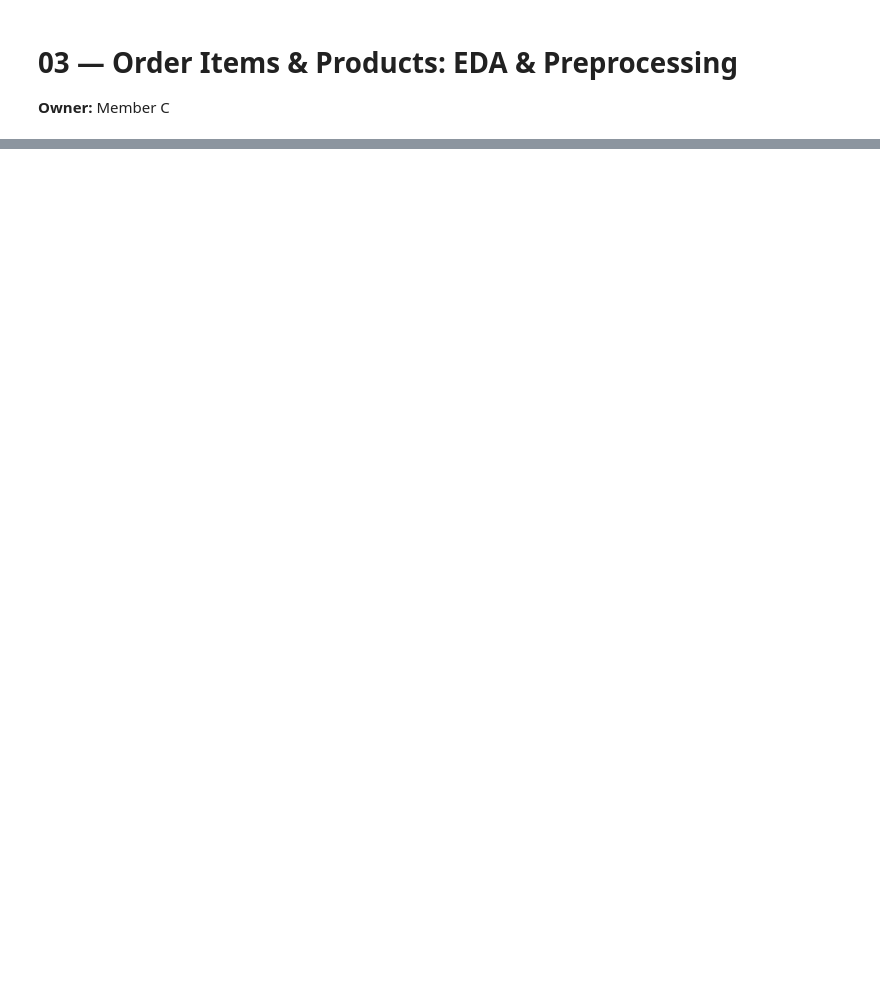
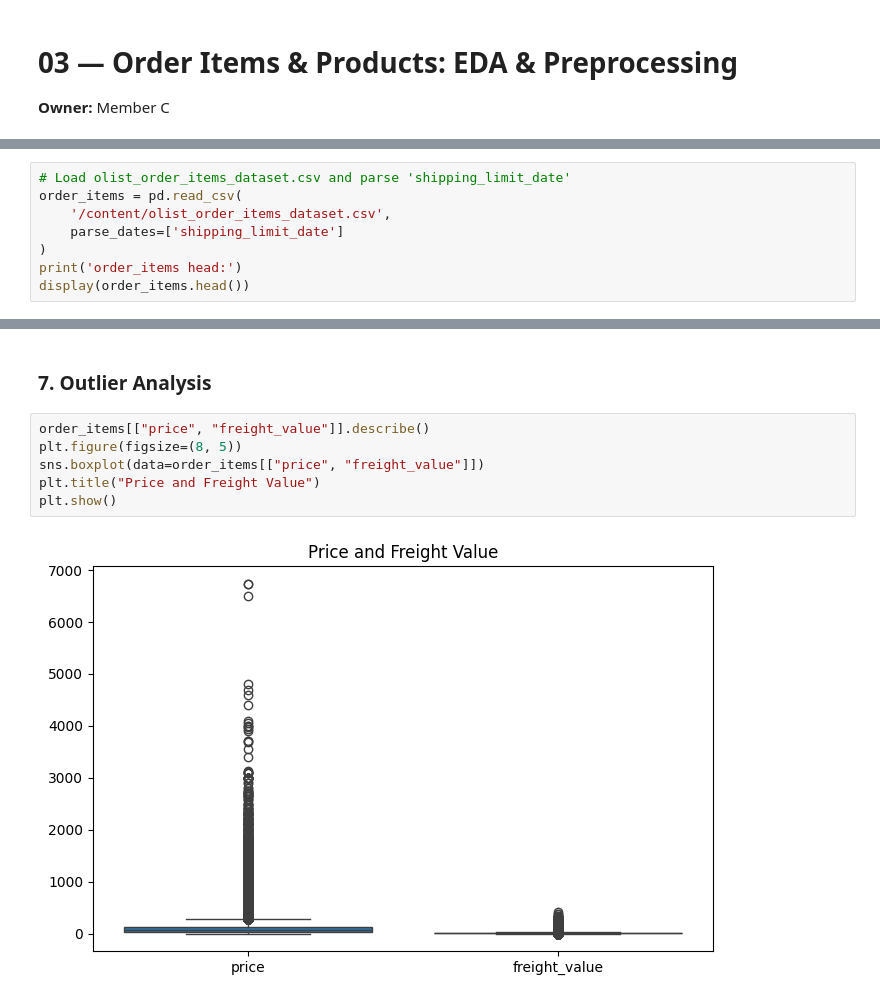
Before and after one commit to subhani257/Olist-late-delivery-prediction, a Jupyter notebook: notebooks/03_products_items_eda_preprocessing.ipynb, the cells around one changed output, grey strips where cells are left out. Drawn from its saved outputs; the diff is of its cells as text; blank space fills up the shorter version.

Commit message:
feature - products_items_eda_preprocessing

```diff
--- a/notebooks/03_products_items_eda_preprocessing.ipynb
+++ b/notebooks/03_products_items_eda_preprocessing.ipynb
@@ -42,0 +20,8 @@ sum price/freight, count items, count distinct sellers, dominant category, total
+# %%
+# Load olist_order_items_dataset.csv and parse 'shipping_limit_date'
+order_items = pd.read_csv(
+    '/content/olist_order_items_dataset.csv',
+    parse_dates=['shipping_limit_date']
+)
+print('order_items head:')
+display(order_items.head())
@@ -42,0 +221,10 @@ sum price/freight, count items, count distinct sellers, dominant category, total
+# %% [markdown]
+### 7. Outlier Analysis
+# %%
+order_items[["price", "freight_value"]].describe()
+plt.figure(figsize=(8, 5))
+sns.boxplot(data=order_items[["price", "freight_value"]])
+plt.title("Price and Freight Value")
+plt.show()
+# %% [output]
+[figure, added]
```
Also changed, not shown: parts of 68 cells of this notebook.
